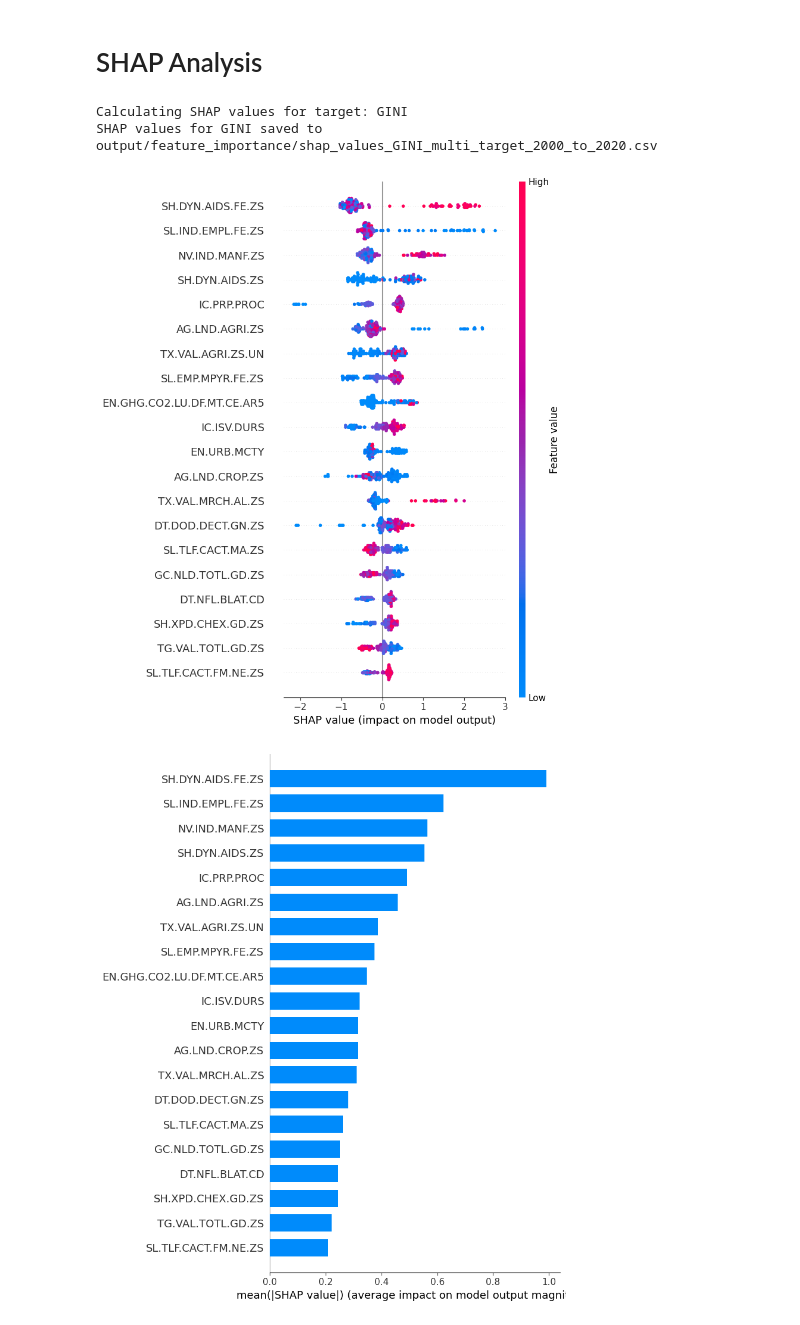
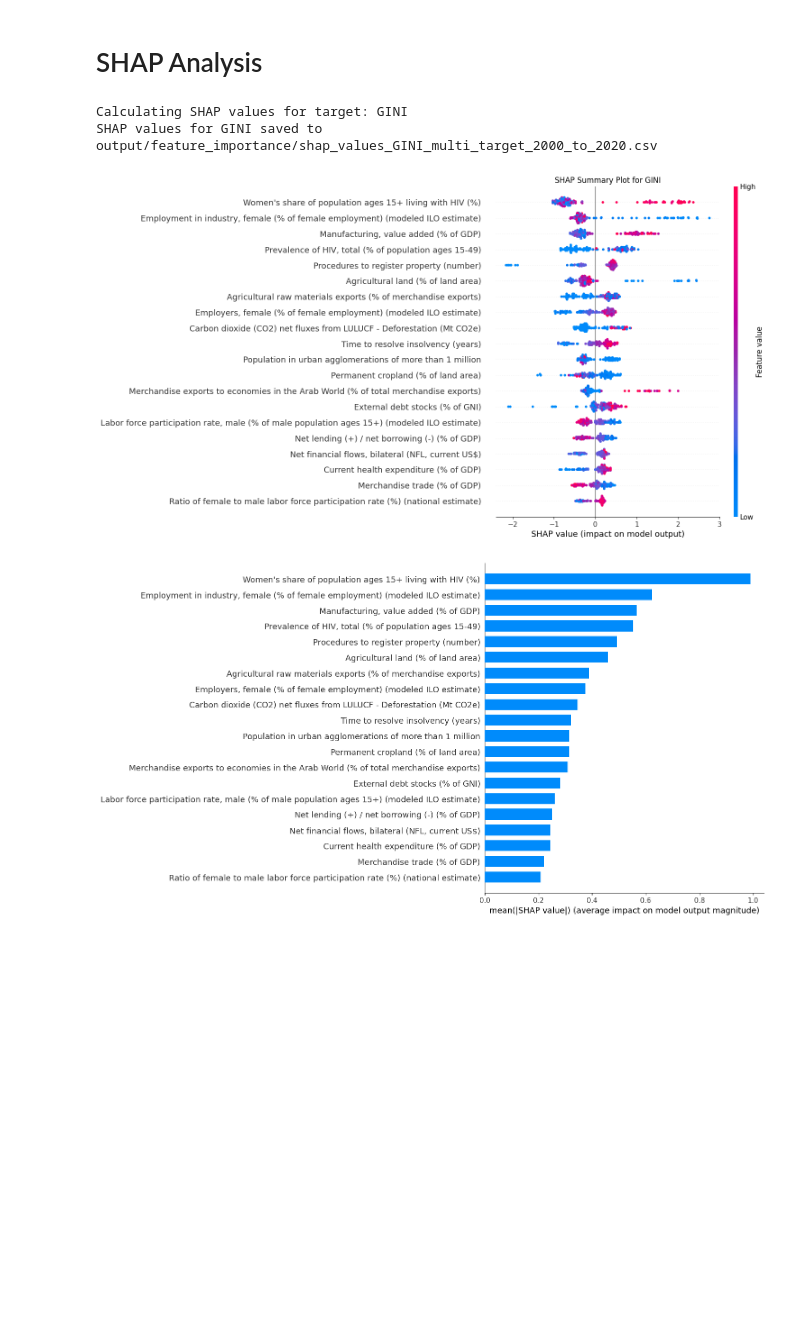
Before and after one commit to garrettwflowers/wdi-income-inequality, a Jupyter notebook: xgboost_multiregressor_randomsplit.ipynb, the cells around one changed output. Cells and saved outputs as stored; diff of their text form; code cells hidden in the pictures; blank space fills up the shorter version.

Commit message:
shap value charts

```diff
--- a/xgboost_multiregressor_randomsplit.ipynb
+++ b/xgboost_multiregressor_randomsplit.ipynb
@@ -652,6 +652,15 @@ Optimization history saved to output/optuna_trials_history.csv
 # SHAP analysis
 import shap
 import matplotlib.pyplot as plt
+
+# Load the indicator lookup table first
+lookup = pd.read_csv(INDICATOR_LOOKUP_FILE)
+
+# Create a mapping from Indicator Code to Indicator Name
+indicator_name_mapping = dict(zip(lookup['Indicator Code'], lookup['Indicator Name']))
+
+# Create a list of feature names for visualization (using indicator names instead of codes)
+feature_names_for_display = [indicator_name_mapping.get(code, code) for code in feature_columns]
 
 # import model if not already loaded
 best_model = joblib.load(BEST_MODEL_FILE)
@@ -678,50 +687,52 @@ for i, estimator in enumerate(best_model.named_steps['model'].estimators_):
     target_shap_values[target_name] = shap_values_target
     all_shap_values.append(shap_values_target)
 
     # Create a df with SHAP values for this target
     shap_values_df = pd.DataFrame(shap_values_target, columns=feature_columns)
+    # Add a column with indicator names
+    for col in shap_values_df.columns:
+        if col in indicator_name_mapping:
+            shap_values_df.rename(columns={col: f"{col} - {indicator_name_mapping[col]}"}, inplace=True)
     shap_values_df.to_csv(f'{FEATURE_IMPORTANCE_DIR}/shap_values_{target_name}_{FILE_SUFFIX}.csv', index=False)
     print(f"SHAP values for {target_name} saved to {FEATURE_IMPORTANCE_DIR}/shap_values_{target_name}_{FILE_SUFFIX}.csv")
 
-    # Plot target-specific SHAP summary plot
-    plt.figure(figsize=(14, 10))
-    plt.title(f"SHAP Feature Importance for {target_name}")
-    shap.summary_plot(shap_values_target, X_test_scaled, feature_names=feature_columns, show=False)
-    plt.tight_layout()
+    # Plot target-specific SHAP summary plot with indicator names
+    plt.figure(figsize=(16, 14))  # Increased height for title space
+    shap.summary_plot(shap_values_target, X_test_scaled, feature_names=feature_names_for_display, show=False)
+    plt.title(f"SHAP Summary Plot for {target_name}")
     plt.savefig(f'{FEATURE_IMPORTANCE_DIR}/shap_summary_{target_name}_{FILE_SUFFIX}.png', dpi=300, bbox_inches='tight')
     plt.show()
 
-    # Create a bar plot for feature importance
-    plt.figure(figsize=(14, 10))
-    plt.title(f"SHAP Feature Importance (Bar) for {target_name}")
-    shap.summary_plot(shap_values_target, X_test_scaled, feature_names=feature_columns, plot_type="bar", show=False)
-    plt.tight_layout()
+    # Create a bar plot for feature importance with indicator names
+    plt.figure(figsize=(16, 14))  # Increased height for title space
+    shap.summary_plot(shap_values_target, X_test_scaled, feature_names=feature_names_for_display, plot_type="bar", show=False)
     plt.savefig(f'{FEATURE_IMPORTANCE_DIR}/shap_importance_bar_{target_name}_{FILE_SUFFIX}.png', dpi=300, bbox_inches='tight')
     plt.show()
 
 # Calculate average SHAP values across all targets
 print("\nCalculating average SHAP values across all targets...")
 avg_shap_abs = np.zeros((X_test_scaled.shape[0], X_test_scaled.shape[1]))
 for shap_values in all_shap_values:
     avg_shap_abs += np.abs(shap_values)
 avg_shap_abs /= len(all_shap_values)
 
-# Save the average absolute SHAP values
+# Save the average absolute SHAP values with indicator names
 avg_shap_df = pd.DataFrame(avg_shap_abs, columns=feature_columns)
+# Add indicator names to the column names
+renamed_columns = {col: f"{col} - {indicator_name_mapping.get(col, 'Unknown')}" for col in avg_shap_df.columns}
+avg_shap_df.rename(columns=renamed_columns, inplace=True)
 avg_shap_df.to_csv(f'{FEATURE_IMPORTANCE_DIR}/shap_values_avg_{FILE_SUFFIX}.csv', index=False)
 print(f"Average SHAP values saved to {FEATURE_IMPORTANCE_DIR}/shap_values_avg_{FILE_SUFFIX}.csv")
 
-# Create a summary plot of average absolute SHAP values
-plt.figure(figsize=(14, 10))
-plt.title("Average SHAP Feature Importance Across All Targets")
-shap.summary_plot(avg_shap_abs, X_test_scaled, feature_names=feature_columns, plot_type="bar", show=False)
-plt.tight_layout()
+# Create a summary plot of average absolute SHAP values with indicator names
+plt.figure(figsize=(16, 14))  # Increased height for title space
+shap.summary_plot(avg_shap_abs, X_test_scaled, feature_names=feature_names_for_display, plot_type="bar", show=False)
 plt.savefig(f'{FEATURE_IMPORTANCE_DIR}/shap_importance_avg_{FILE_SUFFIX}.png', dpi=300, bbox_inches='tight')
 plt.show()
 # %% [output]
 Calculating SHAP values for target: GINI
 SHAP values for GINI saved to output/feature_importance/shap_values_GINI_multi_target_2000_to_2020.csv
-[figure, old version]
+[figure, new version]
-[figure, old version]
+[figure, new version]
 Calculating SHAP values for target: top10
 SHAP values for top10 saved to output/feature_importance/shap_values_top10_multi_target_2000_to_2020.csv
```
Also changed, not shown: parts of 3 cells of this notebook.
